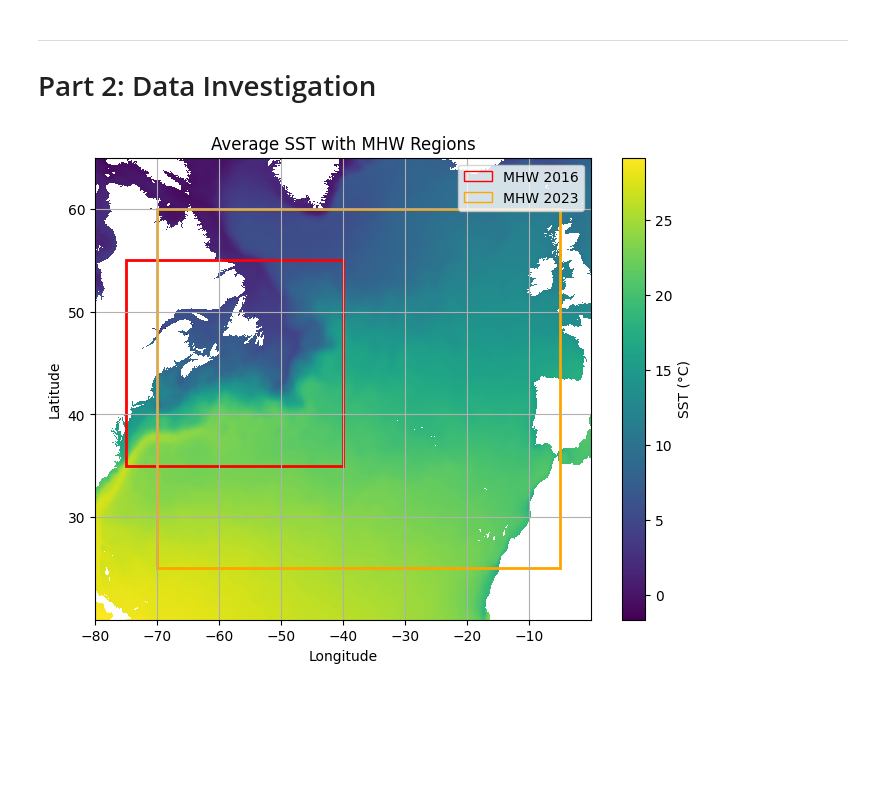
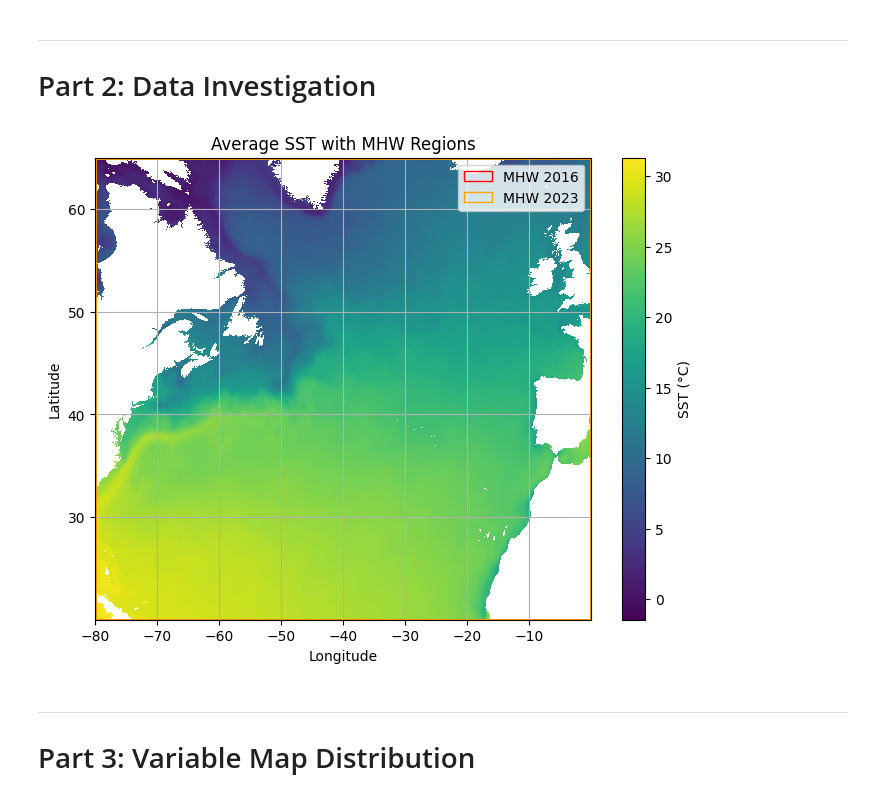
Before and after one commit to natslimak/OceanCourses, a Jupyter notebook: DigitalOcean/Project/MarineHeatwaves.ipynb, the cells around one changed output. Cells and saved outputs as stored; diff of their text form; code cells hidden in the pictures; blank space fills up the shorter version.

```diff
--- a/DigitalOcean/Project/MarineHeatwaves.ipynb
+++ b/DigitalOcean/Project/MarineHeatwaves.ipynb
@@ -44,51 +57,59 @@ ds = xr.concat([ds_2016, ds_2023], dim='time')
 # Variable name mapping with units for clearer graph titles/labels
 var_names = {
     'analysed_sst': 'Sea Surface Temperature (°C)',
+    'tcc': 'Total Cloud Cover (%)',
+    '100m_u_component_of_wind': '100m U Component of Wind (m/s)',
+    '100m_v_component_of_wind': '100m V Component of Wind (m/s)'
 }
 
-# Convert temperature from Kelvin to degree Celsius when needed
-analysed_sst_mean = float(ds['analysed_sst'].mean(skipna=True).values)
-if analysed_sst_mean > 100.0:
-    ds['analysed_sst'] = ds['analysed_sst'] - 273.15
-    ds['analysed_sst'].attrs['units'] = 'degC'
+# Convert temperature from Kelvin to degree Celsius when needed in all ds datasets
+for ds in [ds_2016, ds_2023]:
+    analysed_sst_mean = float(ds['analysed_sst'].mean(skipna=True).values)
+    if analysed_sst_mean > 100.0:
+        ds['analysed_sst'] = ds['analysed_sst'] - 273.15
+        ds['analysed_sst'].attrs['units'] = 'degC'
 # %%
 MHW_2016 = {
-    "minimum_longitude": -75.0,
-    "maximum_longitude": -40.0,
-    "minimum_latitude": 35.0,
-    "maximum_latitude": 55.0,}
+    "minimum_longitude": -80.0,
+    "maximum_longitude": 0.0,
+    "minimum_latitude": 20.0,
+    "maximum_latitude": 65.0,
+}
 
 MHW_2023 = {
-    "minimum_longitude": -70.0,
-    "maximum_longitude": -5.0,
-    "minimum_latitude": 25.0,
-    "maximum_latitude": 60.0,
+    "minimum_longitude": -80.0,
+    "maximum_longitude": 0.0,
+    "minimum_latitude": 20.0,
+    "maximum_latitude": 65.0,
 }
 
 # Plot on the map the region of the 2016 MHW
 plt.figure(figsize=(8, 6))
 plt.pcolormesh(ds.longitude, ds.latitude, ds.analysed_sst.mean(dim="time"), shading='auto', cmap='viridis')
 plt.colorbar(label='SST (°C)')
 plt.xlabel("Longitude")
 plt.ylabel("Latitude")
 plt.title("Average SST with MHW Regions")
 plt.grid()
 
 # Add rectangles for MHW regions
 plt.gca().add_patch(plt.Rectangle((MHW_2016["minimum_longitude"], MHW_2016["minimum_latitude"]),
                                   MHW_2016["maximum_longitude"] - MHW_2016["minimum_longitude"],
                                   MHW_2016["maximum_latitude"] - MHW_2016["minimum_latitude"],
                                   edgecolor='red', facecolor='none', lw=2, label='MHW 2016'))
 
 plt.gca().add_patch(plt.Rectangle((MHW_2023["minimum_longitude"], MHW_2023["minimum_latitude"]),
                                   MHW_2023["maximum_longitude"] - MHW_2023["minimum_longitude"],
                                   MHW_2023["maximum_latitude"] - MHW_2023["minimum_latitude"],
                                   edgecolor='orange', facecolor='none', lw=2, label='MHW 2023'))
 
 plt.legend(handles=[Patch(edgecolor='red', facecolor='none', label='MHW 2016'),
                     Patch(edgecolor='orange', facecolor='none', label='MHW 2023')])
 
 plt.savefig("Figures/MHW_Regions_Map.png", dpi=300)
 plt.show()
 # %% [output]
-[figure, old version]
+[figure, new version]
+# %% [markdown]
+---
+# Part 3: Variable Map Distribution
```
Also changed, not shown: parts of 10 cells of this notebook, 3 other files.
